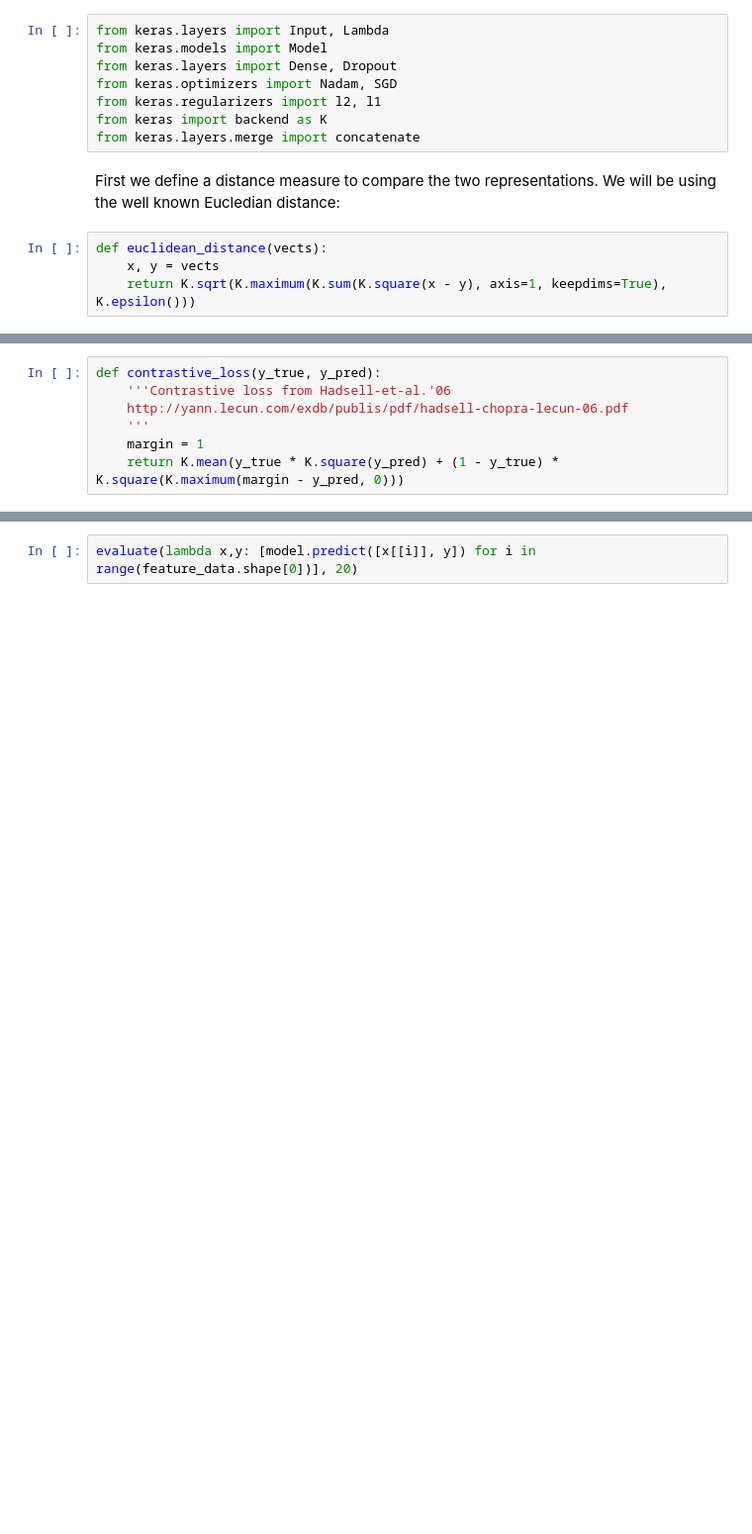
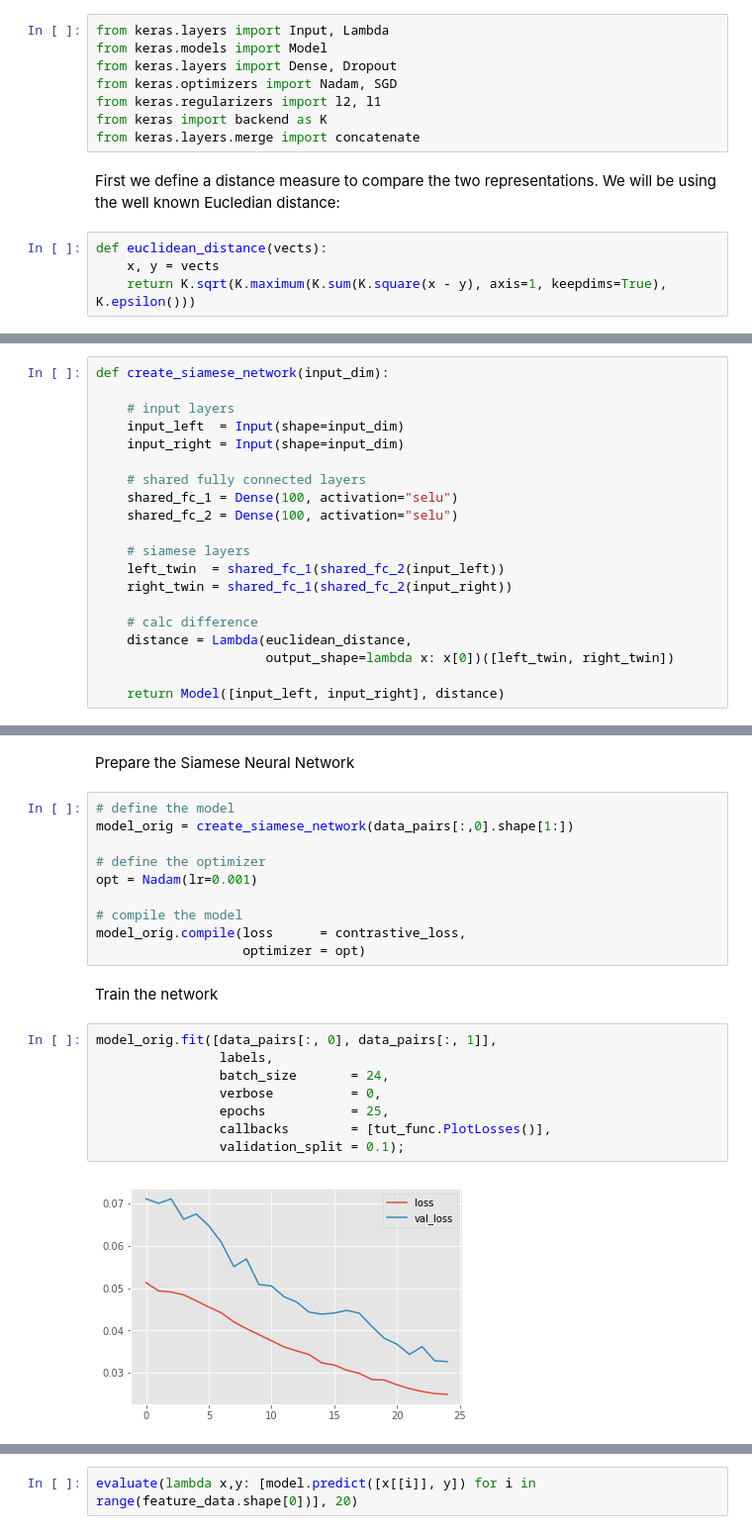
Before and after one commit to slychief/tutorials_private, a Jupyter notebook: spotify_similarity_search/Spotify Similarity Search - Part 2 - Siamese Networks.ipynb, the cells around one changed output, grey strips where cells are left out. Shown at 99% size. Drawn from its saved outputs; the diff is of its cells as text; blank space fills up the shorter version.

Commit message:
updated siamese networks

```diff
--- a/spotify_similarity_search/Spotify Similarity Search - Part 2 - Siamese Networks.ipynb
+++ b/spotify_similarity_search/Spotify Similarity Search - Part 2 - Siamese Networks.ipynb
@@ -198,7 +197,0 @@ def create_siamese_network(input_dim):
-# %%
-def contrastive_loss(y_true, y_pred):
-    '''Contrastive loss from Hadsell-et-al.'06
-    http://yann.lecun.com/exdb/publis/pdf/hadsell-chopra-lecun-06.pdf
-    '''
-    margin = 1
-    return K.mean(y_true * K.square(y_pred) + (1 - y_true) * K.square(K.maximum(margin - y_pred, 0)))
@@ -421,0 +202,20 @@ def evaluate(similarity_function, cut_off):
+# %%
+def create_siamese_network(input_dim):
+
+    # input layers
+    input_left  = Input(shape=input_dim)
+    input_right = Input(shape=input_dim)
+
+    # shared fully connected layers
+    shared_fc_1 = Dense(100, activation="selu")
+    shared_fc_2 = Dense(100, activation="selu")
+
+    # siamese layers
+    left_twin  = shared_fc_1(shared_fc_2(input_left))
+    right_twin = shared_fc_1(shared_fc_2(input_right))
+
+    # calc difference
+    distance = Lambda(euclidean_distance,
+                      output_shape=lambda x: x[0])([left_twin, right_twin])
+
+    return Model([input_left, input_right], distance)
@@ -421,0 +269,24 @@ def evaluate(similarity_function, cut_off):
+# %% [markdown]
+Prepare the Siamese Neural Network
+# %%
+# define the model
+model_orig = create_siamese_network(data_pairs[:,0].shape[1:])
+
+# define the optimizer
+opt = Nadam(lr=0.001)
+
+# compile the model
+model_orig.compile(loss      = contrastive_loss,
+                   optimizer = opt)
+# %% [markdown]
+Train the network
+# %%
+model_orig.fit([data_pairs[:, 0], data_pairs[:, 1]],
+                labels,
+                batch_size       = 24,
+                verbose          = 0,
+                epochs           = 25,
+                callbacks        = [tut_func.PlotLosses()],
+                validation_split = 0.1);
+# %% [output]
+[figure, added]
```
Also changed, not shown: parts of 80 cells of this notebook, 3 other files.
